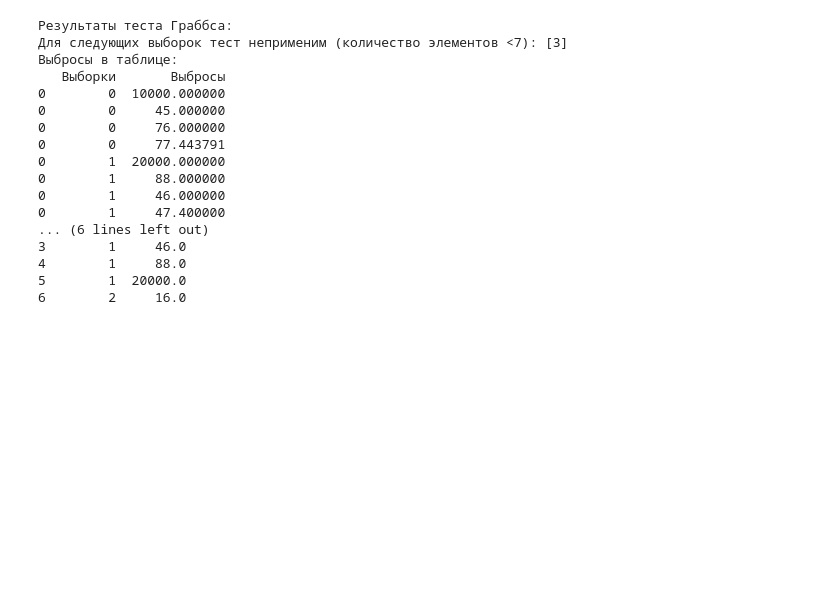
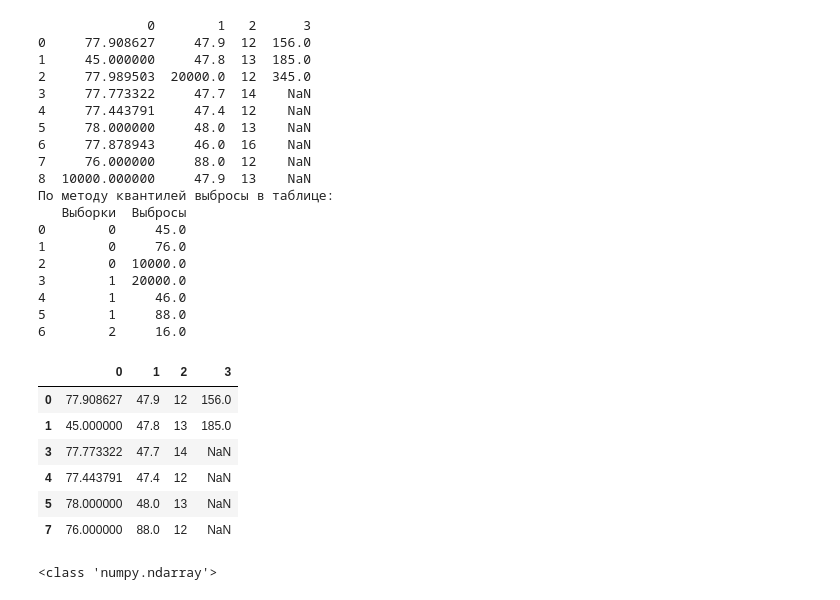
Before and after one commit to Firtux/Projects, a Jupyter notebook: Statistics/Поиск выбросов.ipynb, the cells around one changed output. Cells and saved outputs as stored; diff of their text form; code cells hidden in the pictures; blank space fills up the shorter version.

```diff
--- a/Statistics/Поиск выбросов.ipynb
+++ b/Statistics/Поиск выбросов.ipynb
@@ -5,10 +5,10 @@ import seaborn as sns
 import matplotlib.pyplot as plt
 import numpy as np
 
-import outliers.outliers as otr
+from user_modules import outliers as otr
 
-a = [77.90862701, 77.87894303, 77.98950278, 77.77332218, 77.44379058, 78, 76, 45, 10000]
-b = [47.9, 47.8, 47.9, 47.7, 47.4, 48, 46, 88, 20000]
+a = [77.90862701, 45, 77.98950278, 77.77332218, 77.44379058, 78, 77.87894303, 76, 10000]
+b = [47.9, 47.8, 20000, 47.7, 47.4, 48, 46, 88, 47.9]
 c = [12, 13, 12, 14, 12, 13, 16, 12, 13, 16, 11]
 d = [156, 185, 345]
 
@@ -29,25 +29,61 @@ for d, n in zip(dataset, range(len(dataset))):
 #     'd': pd.Series(d)
 # })
 
-# print(data)
+print(data)
 
-otr.grubbs_test(data)
+# otr.grubbs_test(data)
 otr.quant_outlier(data)
 # %% [output]
-Результаты теста Граббса:
-Для следующих выборок тест неприменим (количество элементов <7): [3]
-Выбросы в таблице:
-   Выборки       Выбросы
-0        0  10000.000000
-0        0     45.000000
-0        0     76.000000
-0        0     77.443791
-0        1  20000.000000
-0        1     88.000000
-0        1     46.000000
-0        1     47.400000
-... (6 lines left out)
-3        1     46.0
-4        1     88.0
-5        1  20000.0
+              0        1   2      3
+0     77.908627     47.9  12  156.0
+1     45.000000     47.8  13  185.0
+2     77.989503  20000.0  12  345.0
+3     77.773322     47.7  14    NaN
+4     77.443791     47.4  12    NaN
+5     78.000000     48.0  13    NaN
+6     77.878943     46.0  16    NaN
+7     76.000000     88.0  12    NaN
+8  10000.000000     47.9  13    NaN
+По методу квантилей выбросы в таблице:
+   Выборки  Выбросы
+0        0     45.0
+1        0     76.0
+2        0  10000.0
+3        1  20000.0
+4        1     46.0
+5        1     88.0
 6        2     16.0
+# %%
+from sklearn.ensemble import IsolationForest
+
+clf = IsolationForest()
+clf.fit(data)
+
+data['anomaly'] = clf.predict(data)
+data = data[data.anomaly == 1]
+data = data.drop(columns = 'anomaly')
+data
+# %% [output]
+|  | 0 | 1 | 2 | 3 |
+| 0 | 77.908627 | 47.9 | 12 | 156.0 |
+| 1 | 45.000000 | 47.8 | 13 | 185.0 |
+| 3 | 77.773322 | 47.7 | 14 | NaN |
+| 4 | 77.443791 | 47.4 | 12 | NaN |
+| 5 | 78.000000 | 48.0 | 13 | NaN |
+| 7 | 76.000000 | 88.0 | 12 | NaN |
+# %%
+from sklearn.ensemble import IsolationForest
+import numpy as np
+
+def otr_sklearn(x):
+    clf = IsolationForest()
+    arr = np.array(x).reshape(-1, 1)
+    clf.fit(arr)
+    s = clf.predict(arr)
+    return s
+
+otr_sklearn(d)
+
+print(type(arr))
+# %% [output]
+<class 'numpy.ndarray'>
```
Also changed, not shown: 33 other files.
